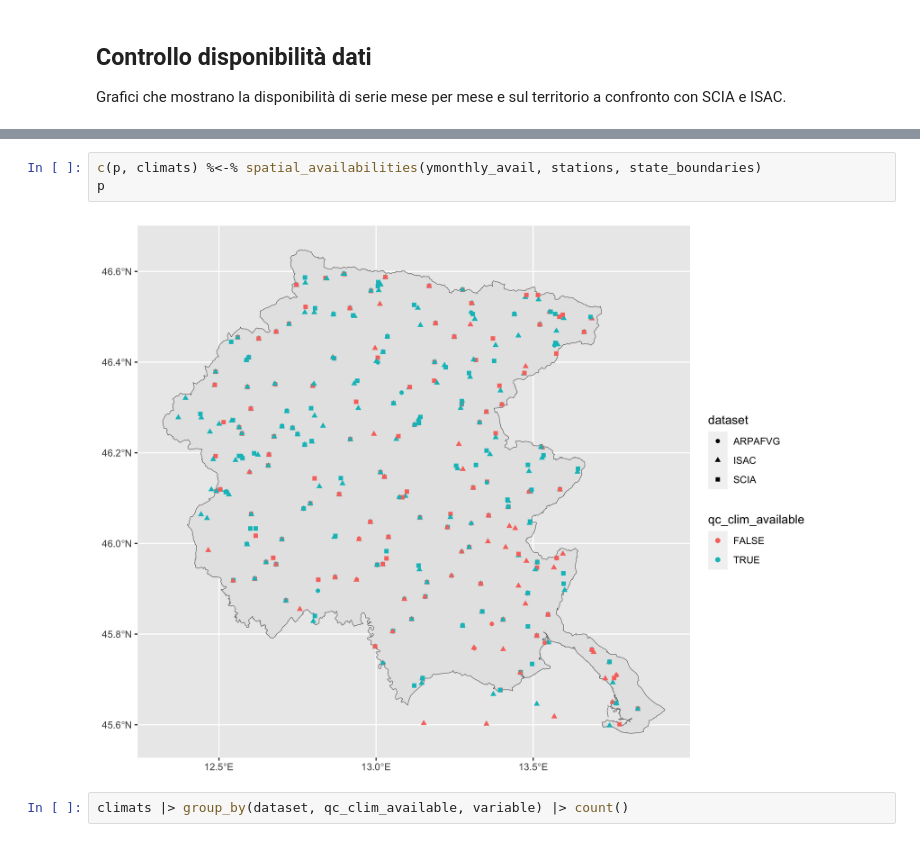
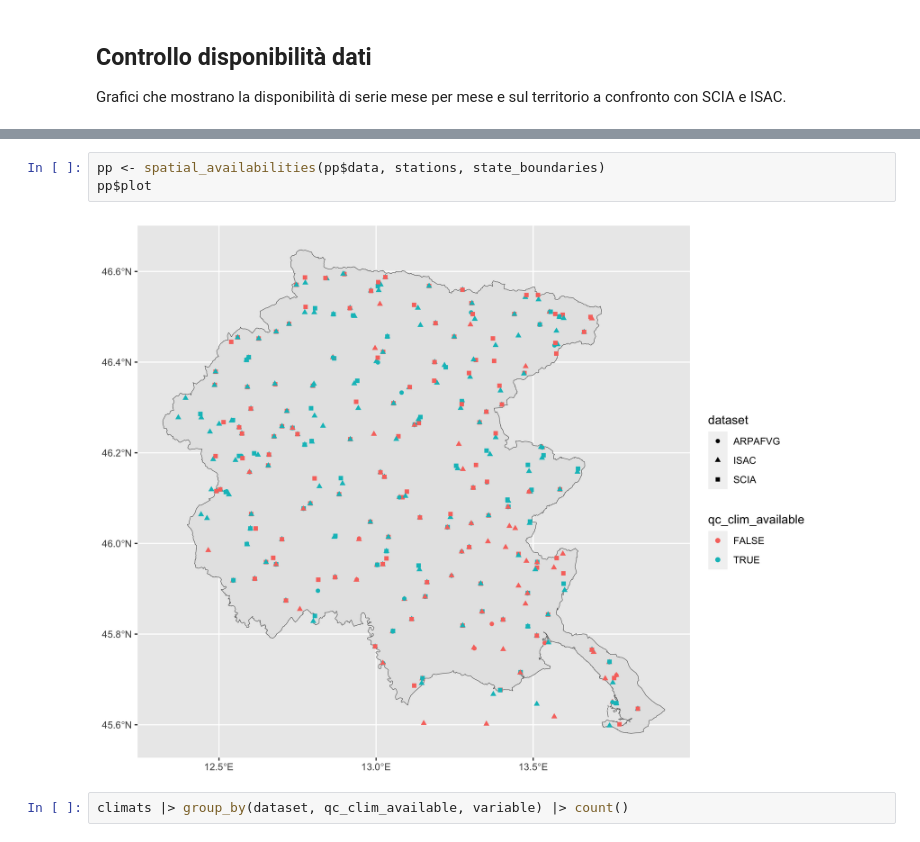
Before and after one commit to dnstudent/TesiMag, a Jupyter notebook: notebooks/integrazioni_regionali/FVG/data_load.ipynb, the cells around one changed output, grey strips where cells are left out. Saved outputs shown, nothing was run; the diff lists cells and outputs as text.

```diff
--- a/notebooks/integrazioni_regionali/FVG/data_load.ipynb
+++ b/notebooks/integrazioni_regionali/FVG/data_load.ipynb
@@ -102,8 +102,8 @@ p + facet_grid(variable ~ .)
-# %%
-c(p, climats) %<-% spatial_availabilities(ymonthly_avail, stations, state_boundaries)
-p
-# %% [output]
-[figure, removed]
+# %%
+pp <- spatial_availabilities(pp$data, stations, state_boundaries)
+pp$plot
+# %% [output]
+[figure, added]
 # %%
 climats |> group_by(dataset, qc_clim_available, variable) |> count()
 # %% [output]
```
Also changed, not shown: parts of 3 cells of this notebook, 4 other files.
